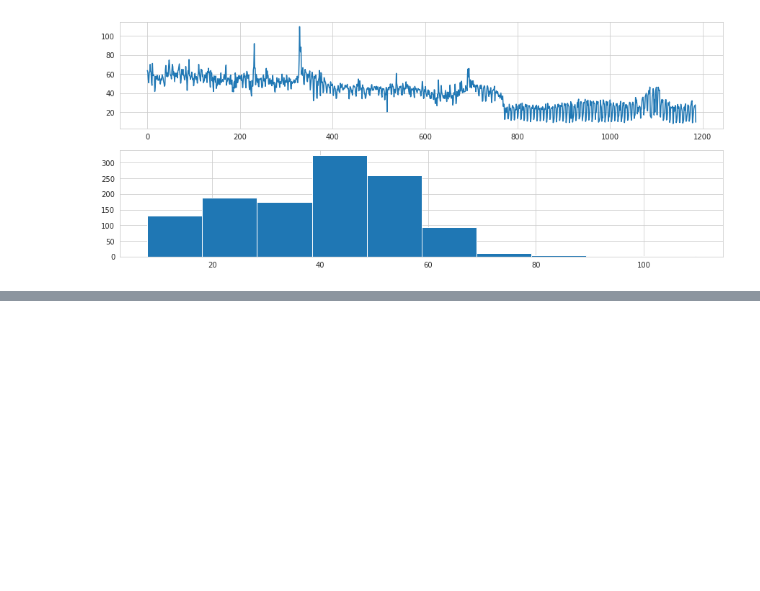
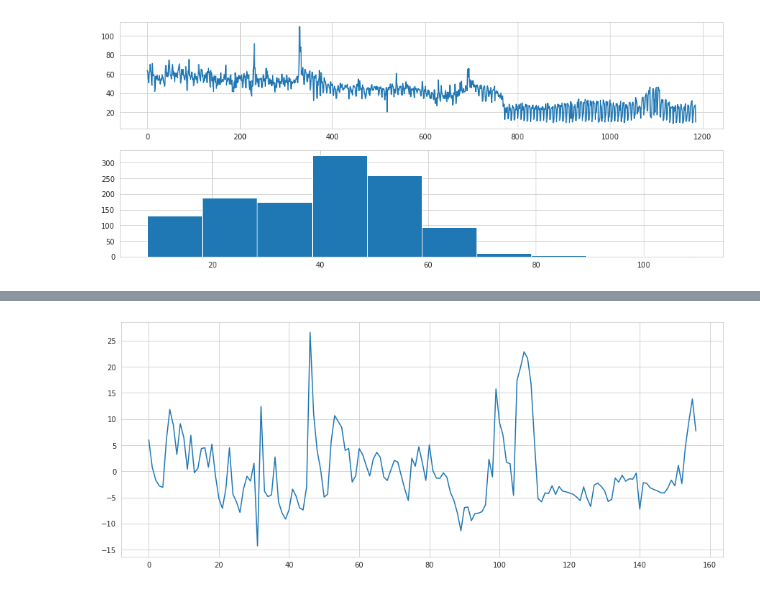
Before and after one commit to evgenia82/loyola-capstone-groupon, a Jupyter notebook: 03_EDA_with_visuals_time_series.ipynb, the cells around one changed output, grey strips where cells are left out. Drawn from its saved outputs; the diff is of its cells as text; code cells hidden in the pictures; blank space fills up the shorter version.

Commit message:
calculated differences between weekly and yearly average refunds. These differences are noise in the data and they look stable without any trends

```diff
--- a/03_EDA_with_visuals_time_series.ipynb
+++ b/03_EDA_with_visuals_time_series.ipynb
@@ -468,0 +498,4 @@ Lambda: 0.915911
+# %%
+rows_to_drop = dataframe[dataframe['year']==2019].index
+# print(rows_to_drop)
+dataframe.drop(rows_to_drop, axis = 0, inplace = True)
@@ -468,0 +513,3 @@ Lambda: 0.915911
+# %%
+yearly_avg = dataframe.groupby(['year'], as_index = True)['refunds'].agg(['mean']).reset_index()
+yearly_avg.head()
@@ -468,0 +521,4 @@ Lambda: 0.915911
+# %%
+weekly_avg = dataframe.groupby(['year','week'], as_index = True)['refunds'].agg(['mean']
+                                                                     ).reset_index()
+weekly_avg.head()
@@ -468,0 +532,4 @@ Lambda: 0.915911
+# %%
+new_data = pd.merge(weekly_avg, yearly_avg, how = "left",on=["year", "year"])
+new_data['difference'] = new_data['mean_x'] - new_data['mean_y']
+new_data.head()
@@ -468,0 +543,8 @@ Lambda: 0.915911
+# %%
+# when I substract weekly average from yearly averages, there is no downward trend in the data. The differences
+# look stable
+plt.figure(1,figsize=(15,6))
+plt.plot(new_data['difference'])
+plt.show()
+# %% [output]
+[figure, added]
```
Also changed, not shown: parts of 11 cells of this notebook.
